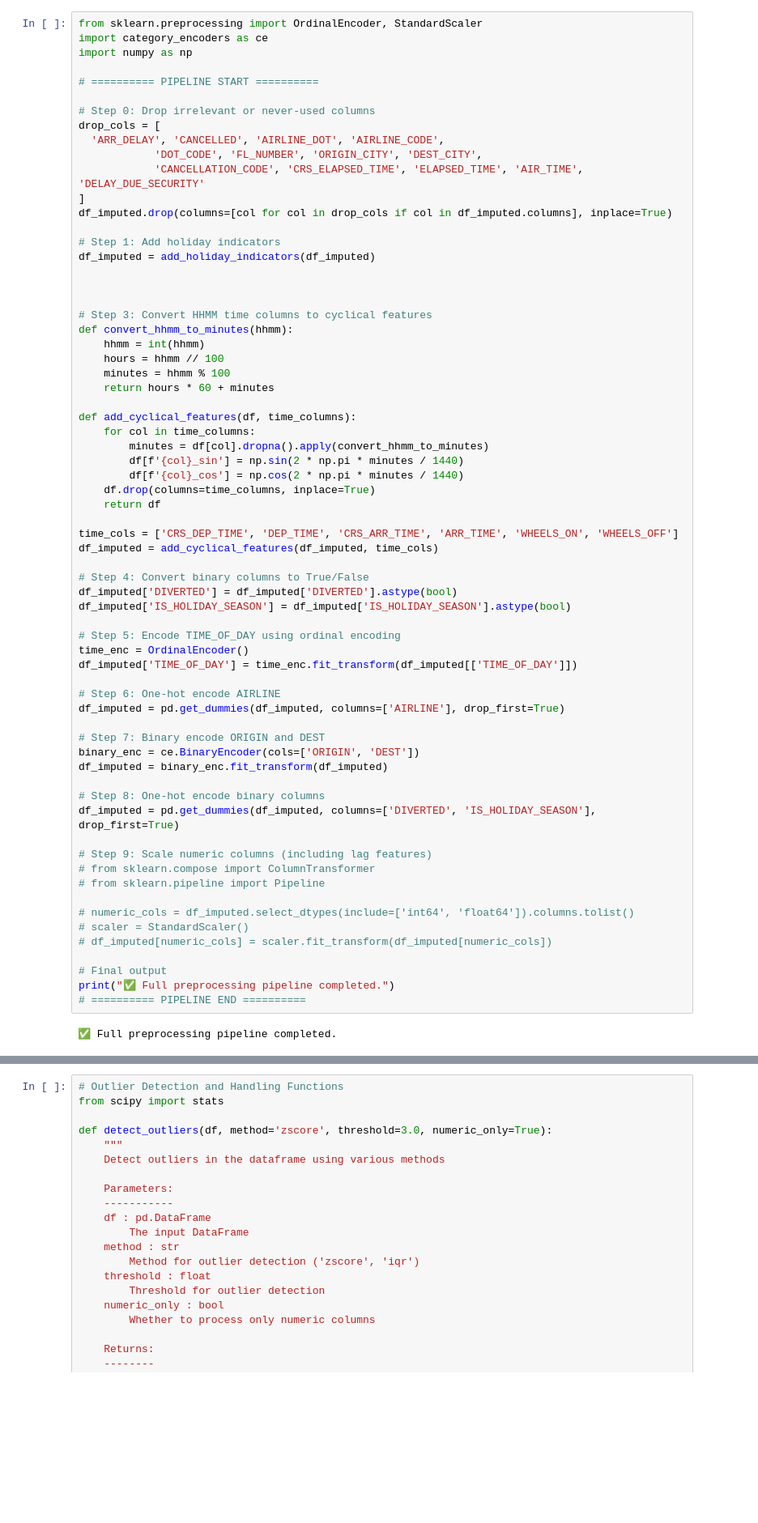
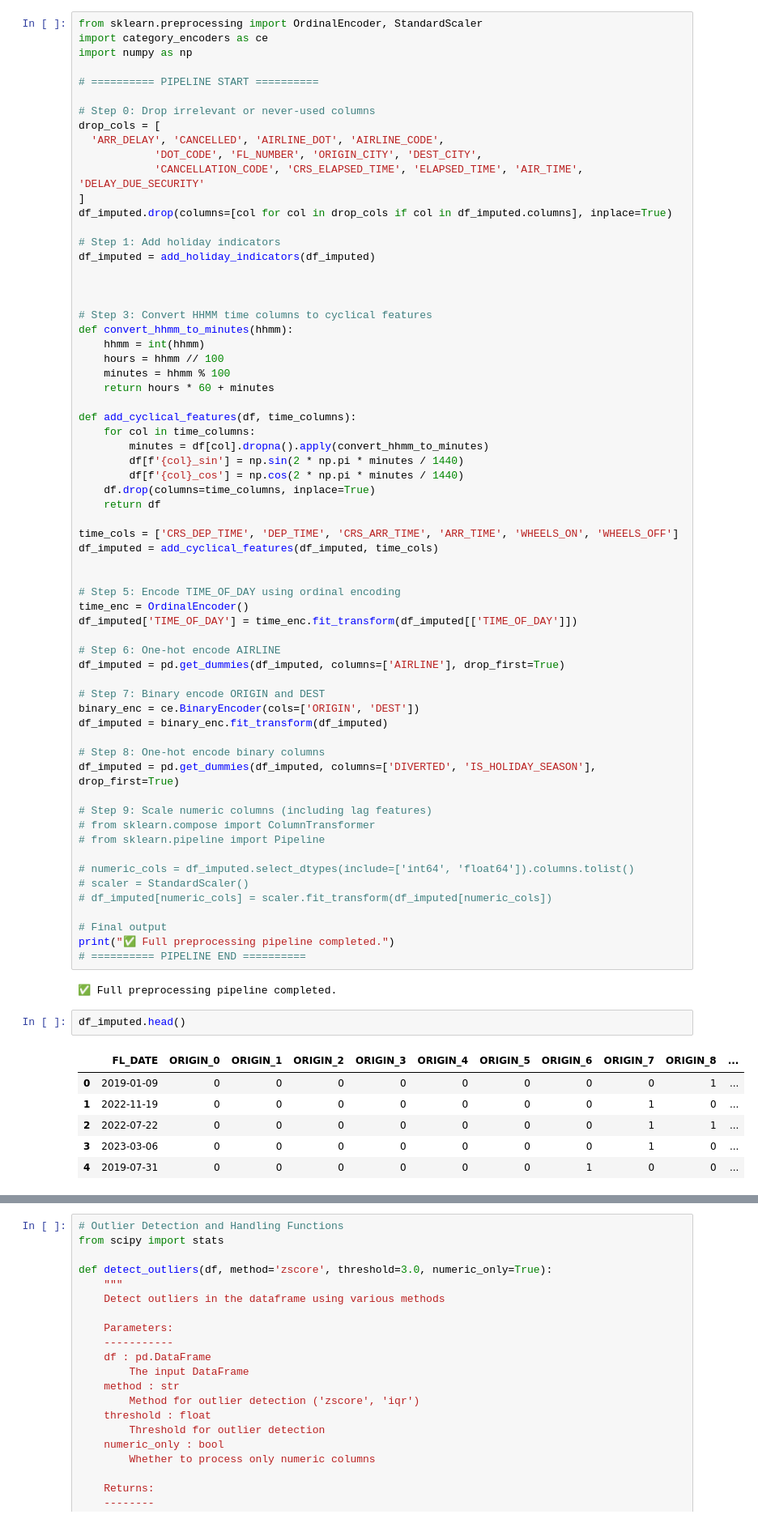
Before and after one commit to Suee18/Forecasting_Flights-DataScience, a Jupyter notebook: notebooks/preprocessing_pipelines/04_ts_preprocessing.ipynb, the cells around one changed output, grey strips where cells are left out. Shown at 81% size. Drawn from its saved outputs; the diff is of its cells as text; blank space fills up the shorter version.

```diff
--- a/notebooks/preprocessing_pipelines/04_ts_preprocessing.ipynb
+++ b/notebooks/preprocessing_pipelines/04_ts_preprocessing.ipynb
@@ -1102,9 +1099,6 @@ def add_cyclical_features(df, time_columns):
 time_cols = ['CRS_DEP_TIME', 'DEP_TIME', 'CRS_ARR_TIME', 'ARR_TIME', 'WHEELS_ON', 'WHEELS_OFF']
 df_imputed = add_cyclical_features(df_imputed, time_cols)
 
-# Step 4: Convert binary columns to True/False
-df_imputed['DIVERTED'] = df_imputed['DIVERTED'].astype(bool)
-df_imputed['IS_HOLIDAY_SEASON'] = df_imputed['IS_HOLIDAY_SEASON'].astype(bool)
 
 # Step 5: Encode TIME_OF_DAY using ordinal encoding
 time_enc = OrdinalEncoder()
@@ -1133,6 +1127,15 @@ print("✅ Full preprocessing pipeline completed.")
 # ========== PIPELINE END ==========
 # %% [output]
 ✅ Full preprocessing pipeline completed.
+# %%
+df_imputed.head()
+# %% [output]
+|  | FL_DATE | ORIGIN_0 | ORIGIN_1 | ORIGIN_2 | ORIGIN_3 | ORIGIN_4 | ORIGIN_5 | ORIGIN_6 | ORIGIN_7 | ORIGIN_8 | ... |
+| 0 | 2019-01-09 | 0 | 0 | 0 | 0 | 0 | 0 | 0 | 0 | 1 | ... |
+| 1 | 2022-11-19 | 0 | 0 | 0 | 0 | 0 | 0 | 0 | 1 | 0 | ... |
+| 2 | 2022-07-22 | 0 | 0 | 0 | 0 | 0 | 0 | 0 | 1 | 1 | ... |
+| 3 | 2023-03-06 | 0 | 0 | 0 | 0 | 0 | 0 | 0 | 1 | 0 | ... |
+| 4 | 2019-07-31 | 0 | 0 | 0 | 0 | 0 | 0 | 1 | 0 | 0 | ... |
 # %%
 # Import required scaling libraries
 from sklearn.preprocessing import StandardScaler, MinMaxScaler, RobustScaler
```
Also changed, not shown: parts of 6 cells of this notebook, 1 other file.
